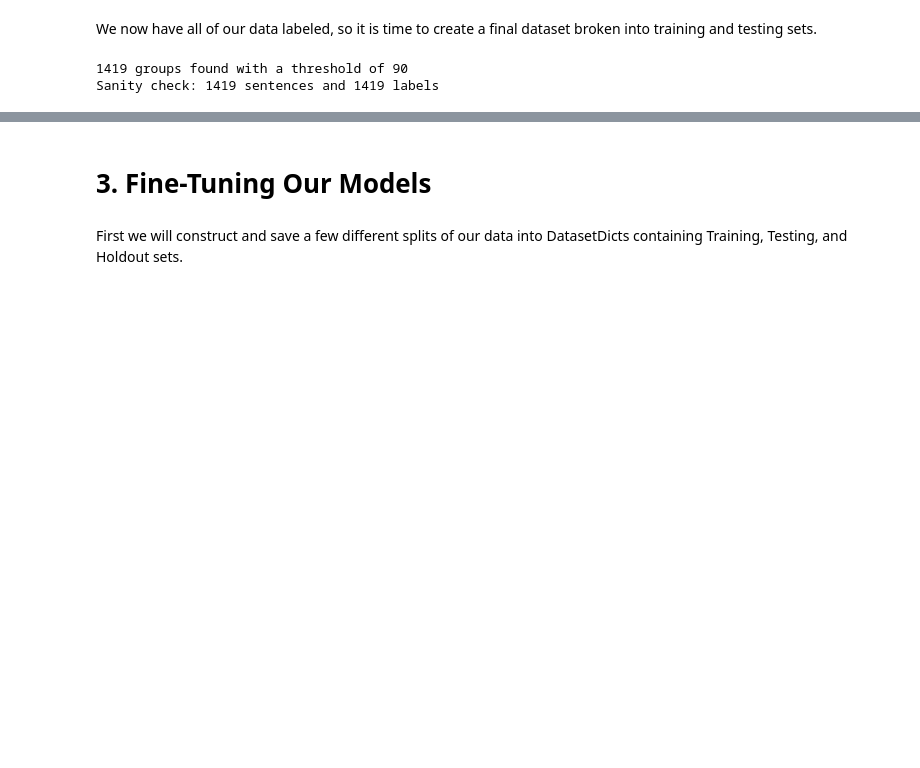
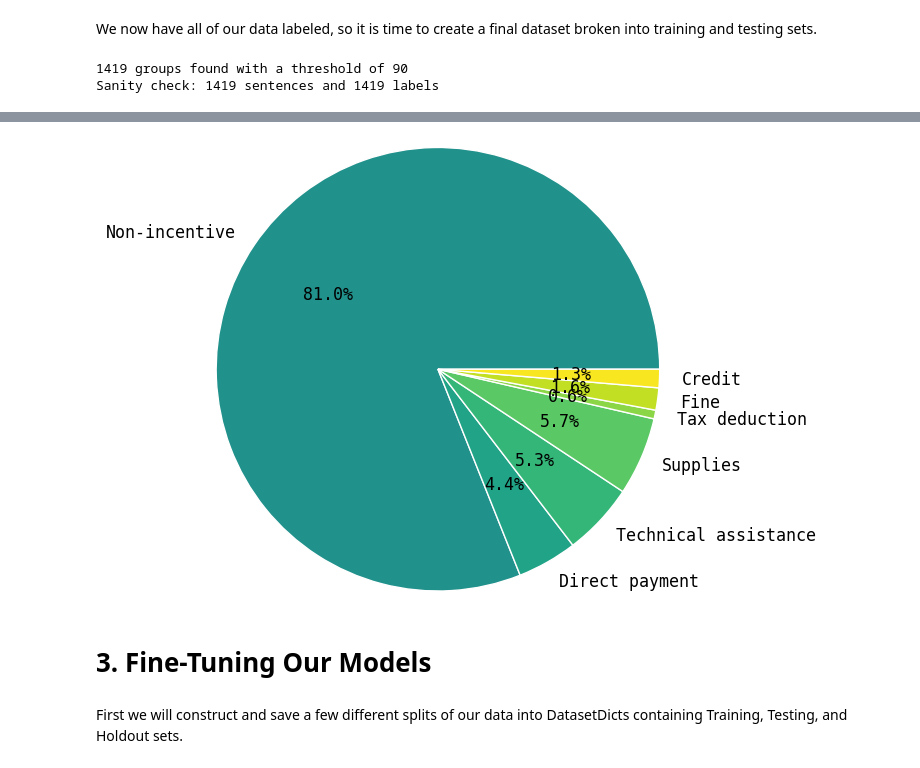
Before and after one commit to mawaskow/policy-classifier, a Jupyter notebook: workflow.ipynb, the cells around one changed output, grey strips where cells are left out. Saved outputs shown, nothing was run; the diff lists cells and outputs as text; code cells hidden in the pictures; blank space fills up the shorter version.

```diff
--- a/workflow.ipynb
+++ b/workflow.ipynb
@@ -182,3 +236,20 @@ Sanity check: 1419 sentences and 1419 labels
+# %%
+num_dp = labels.count("Direct_payment")
+num_ta = labels.count("Technical_assistance")
+num_su = labels.count("Supplies")
+num_td = labels.count("Tax_deduction")
+num_fn = labels.count("Fine")
+num_cr = labels.count("Credit")
+num_ni = labels.count("Non-Incentive")
+
+mc_colors = plt.get_cmap()(np.linspace(0.5, 0.99, 7))
+
+fig, ax = plt.subplots()
+ax.pie([num_ni, num_dp, num_ta, num_su, num_td, num_fn, num_cr], labels=["Non-incentive", "Direct payment", "Technical assistance", "Supplies", "Tax deduction", "Fine", "Credit"], colors=mc_colors, autopct='%1.1f%%', radius=1.5,
+       wedgeprops={"linewidth": 1, "edgecolor": "white"})
+fig.show()
+# %% [output]
+[figure, added]
 # %% [markdown]
 # 3. Fine-Tuning Our Models
 # %% [markdown]
```
Also changed, not shown: parts of 6 cells of this notebook, 10 other files.
